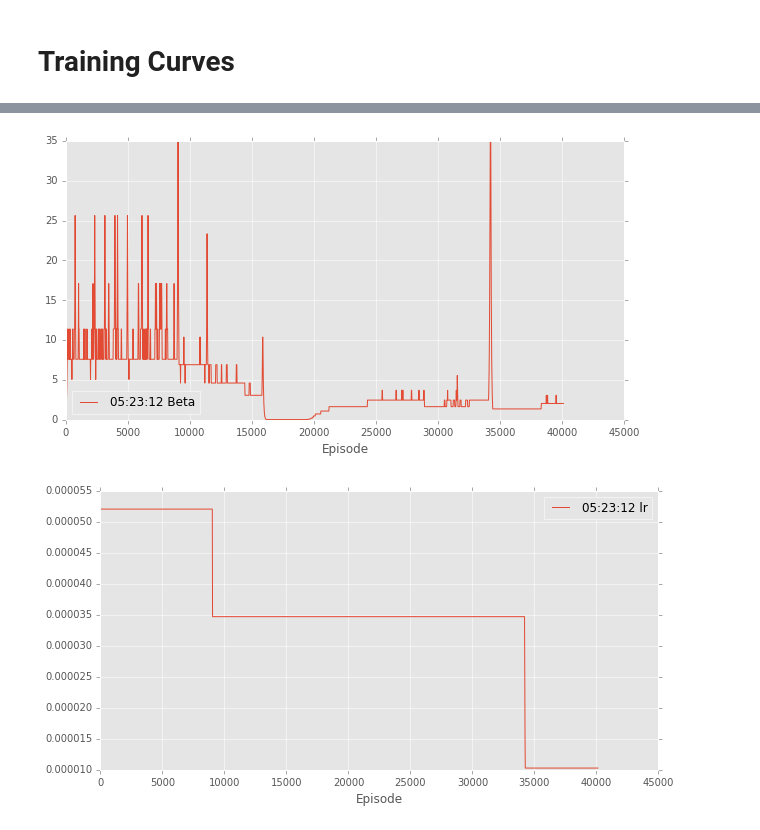
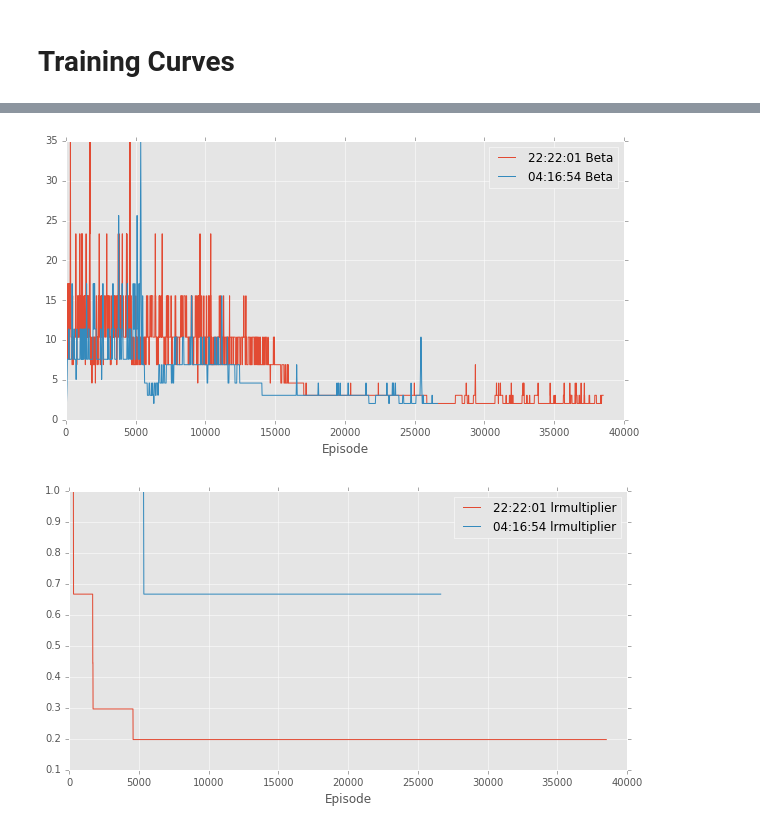
Before and after one commit to pat-coady/trpo, a Jupyter notebook: notebooks/ant.ipynb, the cells around one changed output, grey strips where cells are left out. Saved outputs shown, nothing was run; the diff lists cells and outputs as text; code cells hidden in the pictures.

Commit message:
data added to notebooks

```diff
--- a/notebooks/ant.ipynb
+++ b/notebooks/ant.ipynb
@@ -37,7 +37,8 @@ Here are the key points:
 4. [GitHub Repository with several helpful implementation ideas](https://github.com/joschu/modular_rl) (Schulman)
 # %%
 # ENTER LIST OF LOG FILENAMES HERE:
-filepaths = ['../src/log-files/Ant-v1/Jul-25_05:23:12/log.csv']
+filepaths = ['../src/log-files/Ant-v1/Jul-26_22:22:01/log.csv',
+            '../src/log-files/Ant-v1/Jul-27_04:16:54/log.csv']
 # %%
 import numpy as np
 import pandas as pd
@@ -108,6 +110,6 @@ df_plot(data, '_Episode', ['PolicyLoss'])
 # %%
 df_plot(data, '_Episode', ['Beta'])
-df_plot(data, '_Episode', ['_lr'])
+df_plot(data, '_Episode', ['_lr_multiplier'])
 # %% [output]
-[figure, old version]
+[figure, new version]
-[figure, old version]
+[figure, new version]
```
Also changed, not shown: parts of 8 cells of this notebook, 6 other files.
